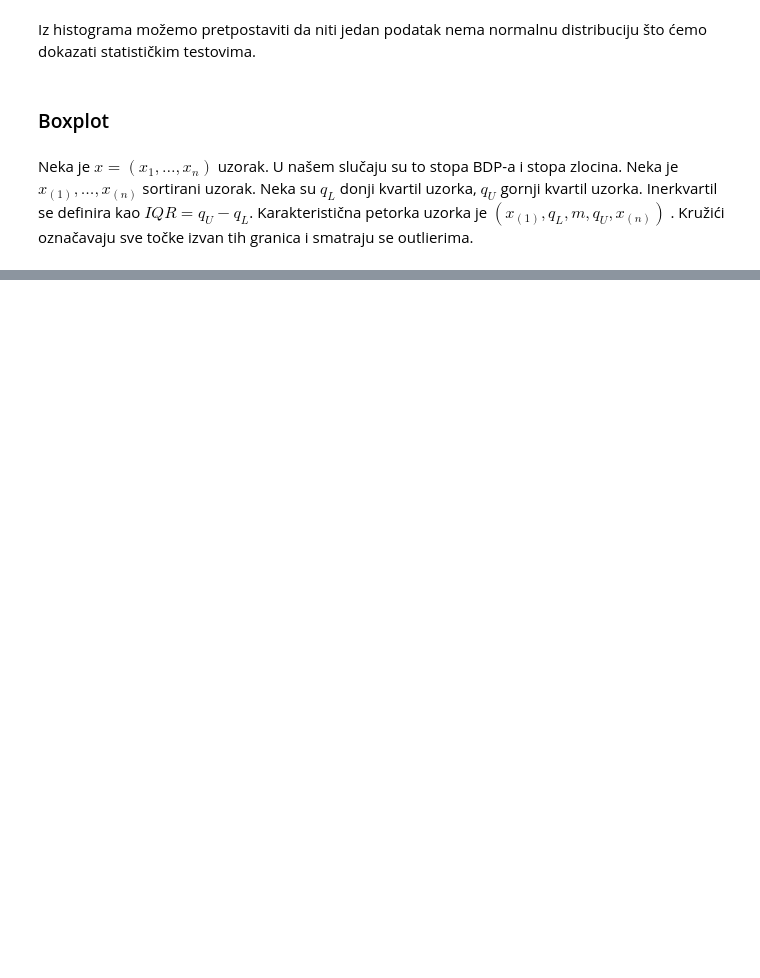
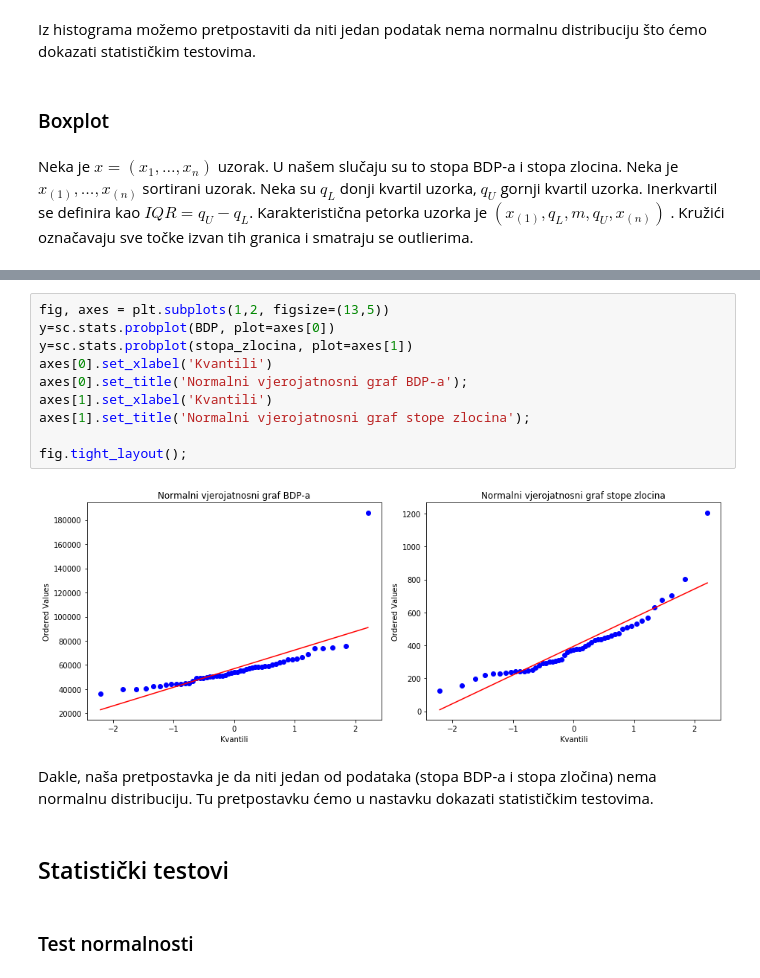
Before and after one commit to migamul/Matematicki-softver, a Jupyter notebook: Analiza zlocina u Sjedinjenim Americkim Drzavama.ipynb, the cells around one changed output, grey strips where cells are left out. Saved outputs shown, nothing was run; the diff lists cells and outputs as text; blank space fills up the shorter version.

```diff
--- a/Analiza zlocina u Sjedinjenim Americkim Drzavama.ipynb
+++ b/Analiza zlocina u Sjedinjenim Americkim Drzavama.ipynb
@@ -218,0 +199,18 @@ fig.tight_layout();
+# %%
+fig, axes = plt.subplots(1,2, figsize=(13,5))
+y=sc.stats.probplot(BDP, plot=axes[0])
+y=sc.stats.probplot(stopa_zlocina, plot=axes[1])
+axes[0].set_xlabel('Kvantili')
+axes[0].set_title('Normalni vjerojatnosni graf BDP-a');
+axes[1].set_xlabel('Kvantili')
+axes[1].set_title('Normalni vjerojatnosni graf stope zlocina');
+
+fig.tight_layout();
+# %% [output]
+[figure, added]
+# %% [markdown]
+Dakle, naša pretpostavka je da niti jedan od podataka (stopa BDP-a i stopa zločina) nema normalnu distribuciju. Tu pretpostavku ćemo u nastavku dokazati statističkim testovima.
+# %% [markdown]
+## Statistički testovi
+# %% [markdown]
+### Test normalnosti
```
Also changed, not shown: parts of 49 cells of this notebook, 1 other file.
